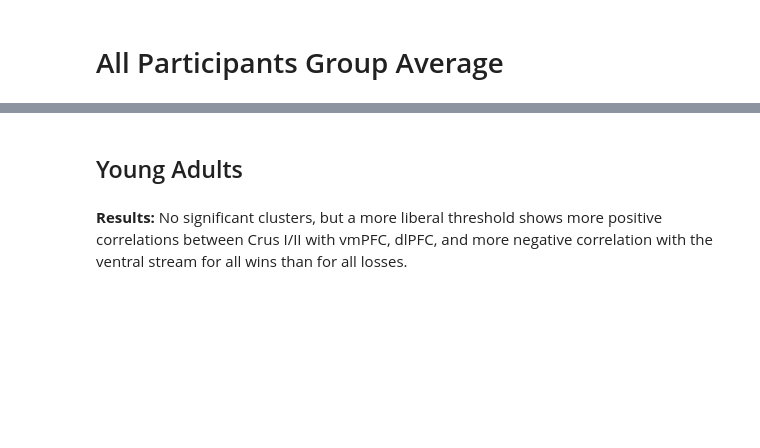
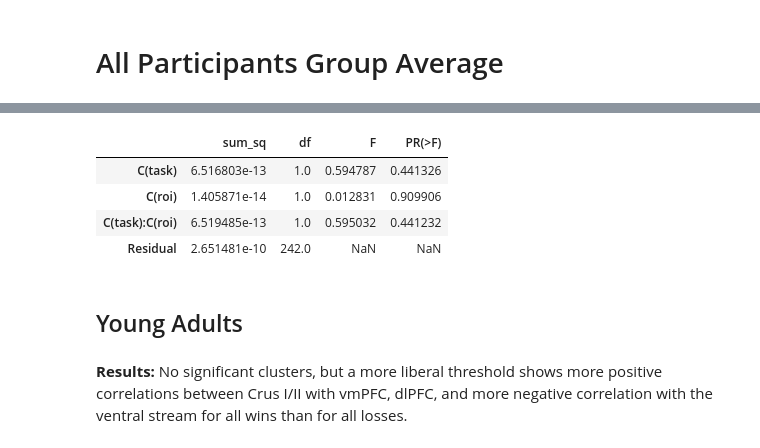
Before and after one commit to hspopal/social_doors, a Jupyter notebook: code/ppi_cerebellum-roi_network.ipynb, the cells around one changed output, grey strips where cells are left out. Drawn from its saved outputs; the diff is of its cells as text; code cells hidden in the pictures; blank space fills up the shorter version.

```diff
--- a/code/ppi_cerebellum-roi_network.ipynb
+++ b/code/ppi_cerebellum-roi_network.ipynb
@@ -325,15 +328,7 @@ all_sub_ppi_cb['task-social_roi-reward'] = Brain_Data()
 all_sub_ppi_cb['task-social_roi-social'] = Brain_Data()
 
 
-seed = 'region08'
-fwhm=6
 
-tasks = ['mdoors', 'social']
-network_rois = ['reward', 'social']
-
-network_masks = {}
-network_masks['reward'] = reward_net_sm_bin
-network_masks['social'] = social_net_sm_bin
 
 ppi_roi_stats = pd.DataFrame(columns=['subject_id','seed','task','roi','mean'])
 
@@ -466,12 +461,12 @@ for subj in subjs_list:
 
             # Export PPI map
             cb_r_fixation_ppi.to_nifti().to_filename(os.path.join(outp_dir,'subject_results',
-                                                                  subj, subj+'_ppi_'+roi+'_task-'+task+'_netroi-'+net_roi+'.nii.gz'))
+                                                                  subj, subj+'_ppi_'+seed+'_task-'+task+'_netroi-'+net_roi+'.nii.gz'))
 
             # Save mean data for ROI
-            temp_mean = cb_r_fixation_ppi.mean()
-            ppi_roi_stats.loc[len(ppi_roi_stats)] = [subj,roi,task,net_roi,temp_mean]
-            ppi_roi_stats.to_csv(outp_dir+'/ppi_roi_stats.csv', index=False)
+            temp_mean = cb_r_fixation_ppi.extract_roi(mask=network_masks[net_roi])
+            ppi_roi_stats.loc[len(ppi_roi_stats)] = [subj,seed,task,net_roi,temp_mean]
+            ppi_roi_stats.to_csv(outp_dir+'/ppi_seed-'+seed+'network_roi_stats.csv', index=False)
 
             # Append subject data
             all_sub_ppi_cb['task-'+task+'_roi-'+net_roi] = all_sub_ppi_cb['task-'+task+'_roi-'+net_roi].append(cb_r_fixation_ppi)
@@ -497,0 +502,14 @@ Number of functional runs for sub-6006: 2
+# %%
+import statsmodels.api as sm
+from statsmodels.formula.api import ols
+
+model = ols('mean ~ C(task) + C(roi) + C(task):C(roi)',
+            data=ppi_roi_stats).fit()
+anova_table = sm.stats.anova_lm(model, typ=2)
+anova_table
+# %% [output]
+|  | sum_sq | df | F | PR(>F) |
+| C(task) | 6.516803e-13 | 1.0 | 0.594787 | 0.441326 |
+| C(roi) | 1.405871e-14 | 1.0 | 0.012831 | 0.909906 |
+| C(task):C(roi) | 6.519485e-13 | 1.0 | 0.595032 | 0.441232 |
+| Residual | 2.651481e-10 | 242.0 | NaN | NaN |
```
Also changed, not shown: parts of 14 cells of this notebook, 1 other file.
